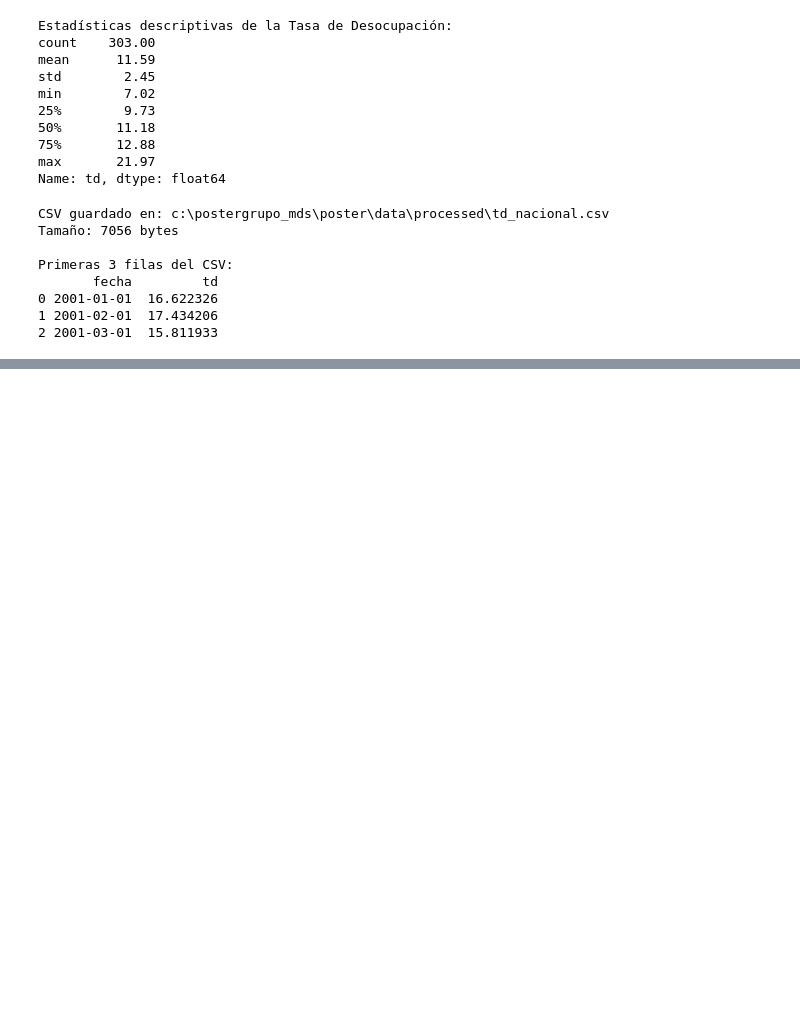
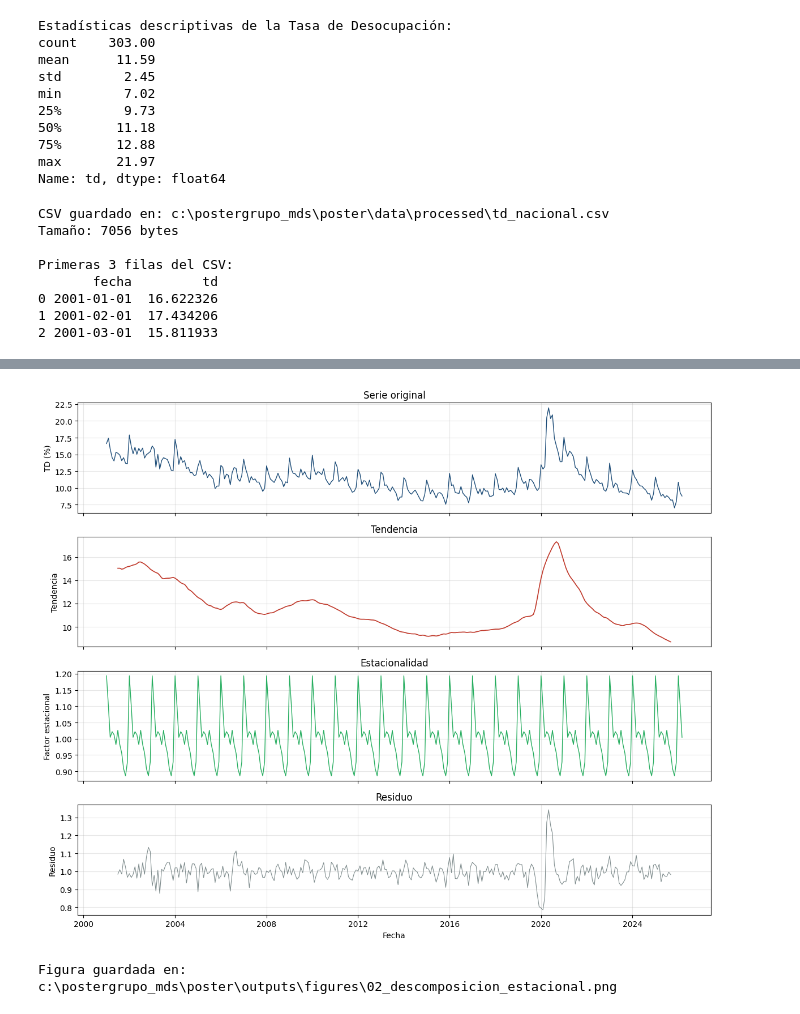
Before and after one commit to dilantovar/poster, a Jupyter notebook: notebooks/01_box_jenkins_td.ipynb, the cells around one changed output, grey strips where cells are left out. Cells and saved outputs as stored; diff of their text form; code cells hidden in the pictures; blank space fills up the shorter version.

```diff
--- a/notebooks/01_box_jenkins_td.ipynb
+++ b/notebooks/01_box_jenkins_td.ipynb
@@ -231,0 +305,48 @@ Primeras 3 filas del CSV:
+# %%
+# %% Descomposición estacional =========================
+
+from statsmodels.tsa.seasonal import seasonal_decompose
+
+# Descomposición multiplicativa: y = tendencia × estacional × residuo
+# Usamos multiplicativa porque la magnitud de la estacionalidad parece
+# crecer con el nivel de la serie (al menos hasta el COVID).
+# Periodo = 12 porque los datos son mensuales con ciclo anual.
+descomposicion = seasonal_decompose(
+    td_serie,
+    model="multiplicative",
+    period=12
+)
+
+# Graficar los cuatro paneles
+fig, axes = plt.subplots(4, 1, figsize=(12, 10), sharex=True)
+
+axes[0].plot(descomposicion.observed, color="#1f4e79", linewidth=1)
+axes[0].set_title("Serie original")
+axes[0].set_ylabel("TD (%)")
+
+axes[1].plot(descomposicion.trend, color="#c0392b", linewidth=1.2)
+axes[1].set_title("Tendencia")
+axes[1].set_ylabel("Tendencia")
+
+axes[2].plot(descomposicion.seasonal, color="#27ae60", linewidth=1)
+axes[2].set_title("Estacionalidad")
+axes[2].set_ylabel("Factor estacional")
+
+axes[3].plot(descomposicion.resid, color="#7f8c8d", linewidth=0.8)
+axes[3].set_title("Residuo")
+axes[3].set_ylabel("Residuo")
+axes[3].set_xlabel("Fecha")
+
+for ax in axes:
+    ax.grid(True, alpha=0.3)
+
+plt.tight_layout()
+
+ruta_fig = FIGURES / "02_descomposicion_estacional.png"
+plt.savefig(ruta_fig)
+plt.show()
+
+print(f"Figura guardada en: {ruta_fig}")
+# %% [output]
+[figure, added]
+Figura guardada en: c:\postergrupo_mds\poster\outputs\figures\02_descomposicion_estacional.png
```
Also changed, not shown: parts of 6 cells of this notebook.
